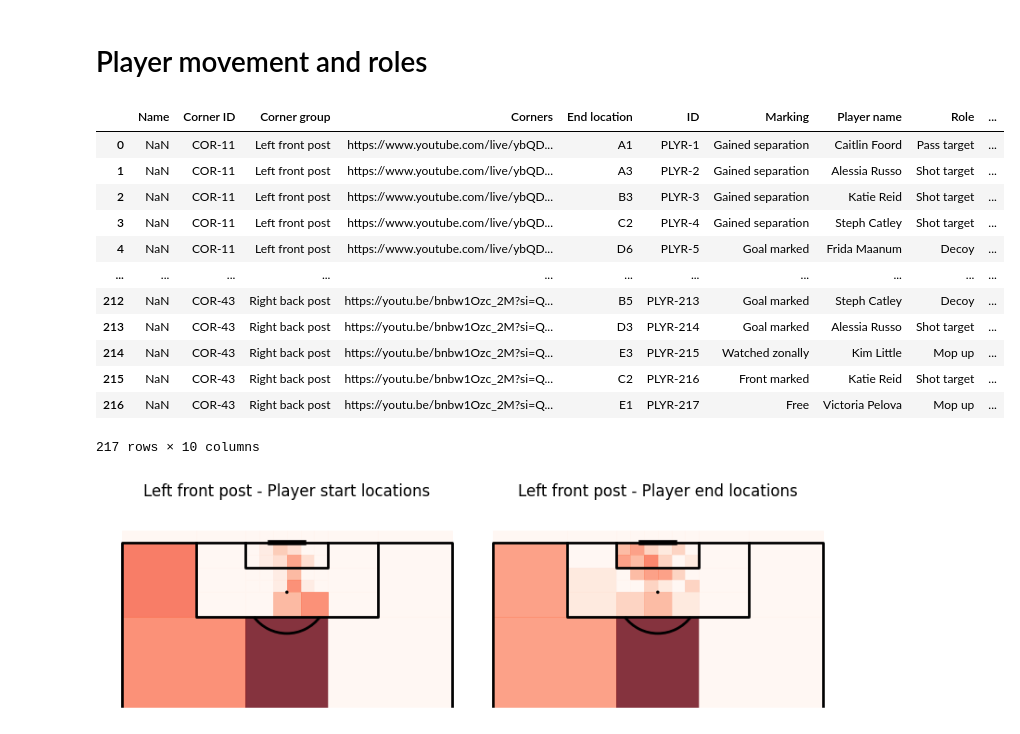
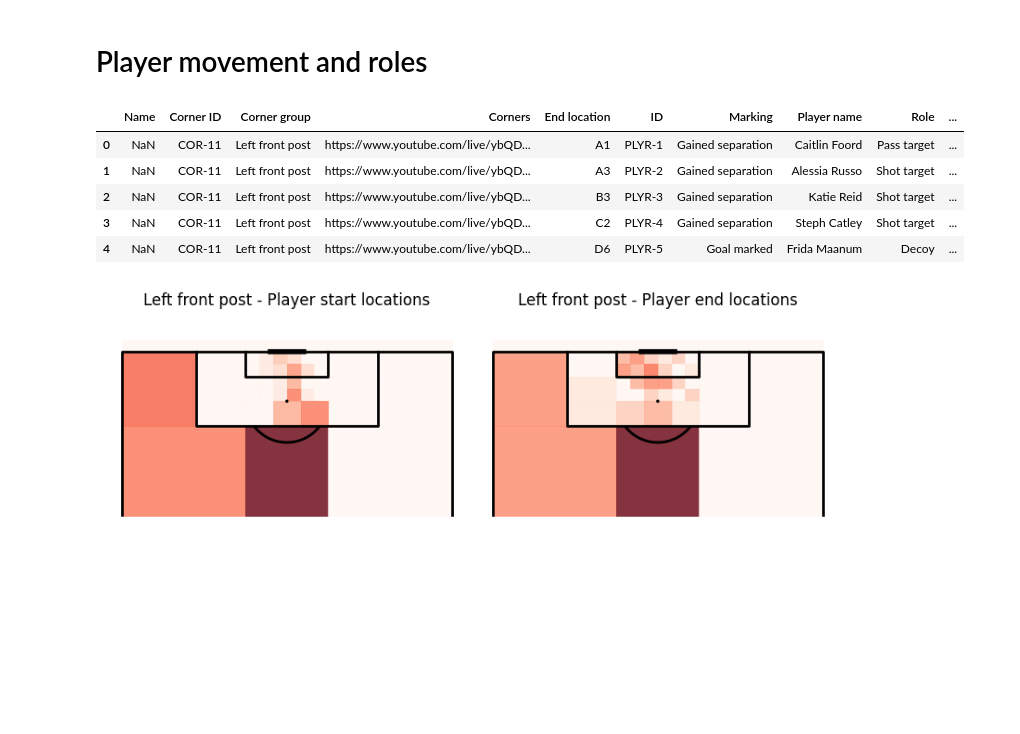
Before and after one commit to gsheir/arsenal_corners, a Jupyter notebook: corner_analysis.ipynb, the cells around one changed output. Drawn from its saved outputs; the diff is of its cells as text; code cells hidden in the pictures; blank space fills up the shorter version.

```diff
--- a/corner_analysis.ipynb
+++ b/corner_analysis.ipynb
@@ -272,21 +253,14 @@ plot_corner_heatmap(
 # Player movement and roles
 # %%
 players = pd.read_csv("data/players.csv")
-players
+players.head()
 # %% [output]
 |  | Name | Corner ID | Corner group | Corners | End location | ID | Marking | Player name | Role | ... |
 | 0 | NaN | COR-11 | Left front post | https://www.youtube.com/live/ybQD... | A1 | PLYR-1 | Gained separation | Caitlin Foord | Pass target | ... |
 | 1 | NaN | COR-11 | Left front post | https://www.youtube.com/live/ybQD... | A3 | PLYR-2 | Gained separation | Alessia Russo | Shot target | ... |
 | 2 | NaN | COR-11 | Left front post | https://www.youtube.com/live/ybQD... | B3 | PLYR-3 | Gained separation | Katie Reid | Shot target | ... |
 | 3 | NaN | COR-11 | Left front post | https://www.youtube.com/live/ybQD... | C2 | PLYR-4 | Gained separation | Steph Catley | Shot target | ... |
 | 4 | NaN | COR-11 | Left front post | https://www.youtube.com/live/ybQD... | D6 | PLYR-5 | Goal marked | Frida Maanum | Decoy | ... |
-| ... | ... | ... | ... | ... | ... | ... | ... | ... | ... | ... |
-| 212 | NaN | COR-43 | Right back post | https://youtu.be/bnbw1Ozc_2M?si=Q... | B5 | PLYR-213 | Goal marked | Steph Catley | Decoy | ... |
-| 213 | NaN | COR-43 | Right back post | https://youtu.be/bnbw1Ozc_2M?si=Q... | D3 | PLYR-214 | Goal marked | Alessia Russo | Shot target | ... |
-| 214 | NaN | COR-43 | Right back post | https://youtu.be/bnbw1Ozc_2M?si=Q... | E3 | PLYR-215 | Watched zonally | Kim Little | Mop up | ... |
-| 215 | NaN | COR-43 | Right back post | https://youtu.be/bnbw1Ozc_2M?si=Q... | C2 | PLYR-216 | Front marked | Katie Reid | Shot target | ... |
-| 216 | NaN | COR-43 | Right back post | https://youtu.be/bnbw1Ozc_2M?si=Q... | E1 | PLYR-217 | Free | Victoria Pelova | Mop up | ... |
-217 rows × 10 columns
 # %%
 def get_start_and_end_counts(players, corner_group):
     corner_group_players = players[players["Corner group"] == corner_group]
```
Also changed, not shown: parts of 27 cells of this notebook, 2 other files.
